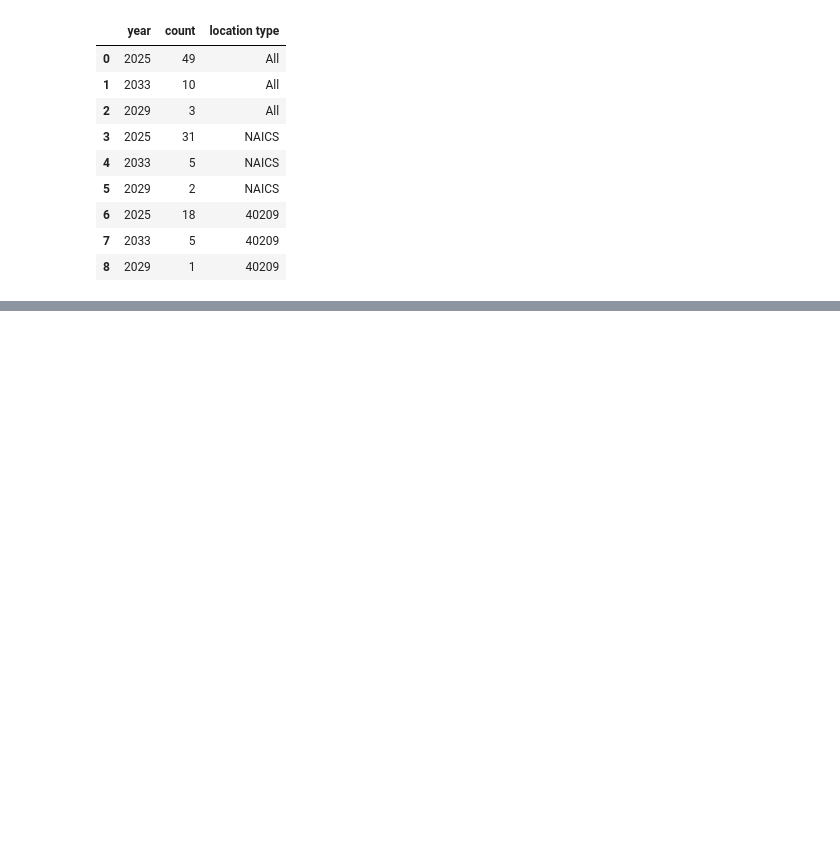
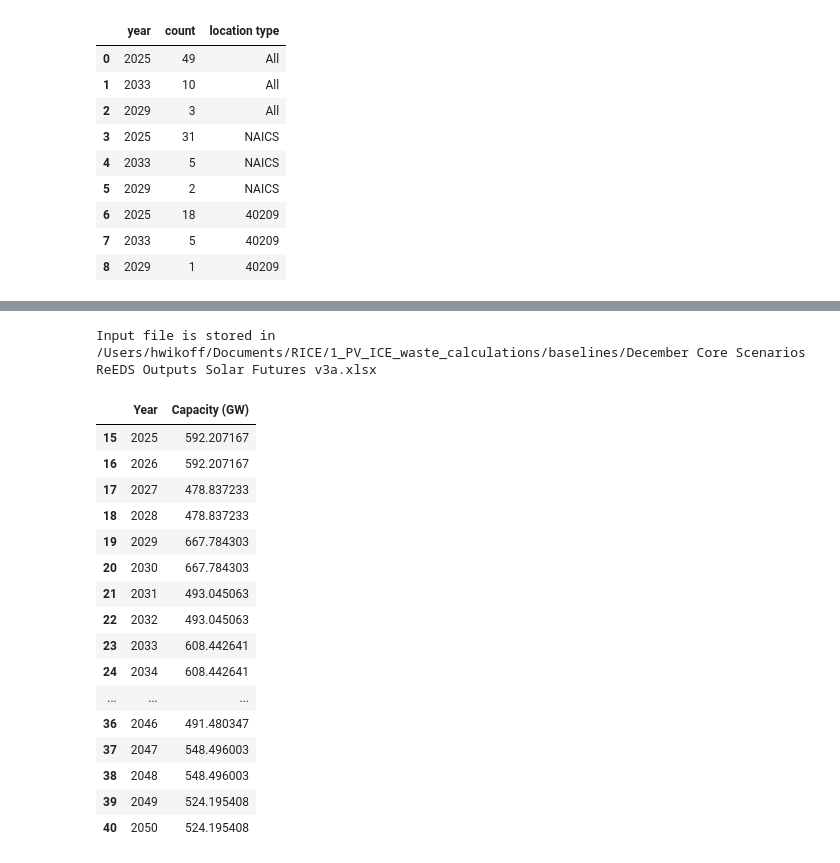
Before and after one commit to macmribo/RICE, a Jupyter notebook: 3_RELOG_simulation/manuscript_figure_generation/results.ipynb, the cells around one changed output, grey strips where cells are left out. Saved outputs shown, nothing was run; the diff lists cells and outputs as text; code cells hidden in the pictures; blank space fills up the shorter version.

```diff
--- a/3_RELOG_simulation/manuscript_figure_generation/results.ipynb
+++ b/3_RELOG_simulation/manuscript_figure_generation/results.ipynb
@@ -920,0 +991,6 @@ opened_B_ND_1
+# %%
+reedsFile_path = os.path.join(previous_previous_folder, '1_PV_ICE_waste_calculations', 'baselines','December Core Scenarios ReEDS Outputs Solar Futures v3a.xlsx')
+print ("Input file is stored in %s" % reedsFile)
+reedsFile = pd.read_excel(reedsFile_path, sheet_name="new installs PV")
+# %% [output]
+Input file is stored in /Users/hwikoff/Documents/RICE/1_PV_ICE_waste_calculations/baselines/December Core Scenarios ReEDS Outputs Solar Futures v3a.xlsx
@@ -920,0 +1002,20 @@ opened_B_ND_1
+# %%
+reedsFile_by_year
+# %% [output]
+|  | Year | Capacity (GW) |
+| 15 | 2025 | 592.207167 |
+| 16 | 2026 | 592.207167 |
+| 17 | 2027 | 478.837233 |
+| 18 | 2028 | 478.837233 |
+| 19 | 2029 | 667.784303 |
+| 20 | 2030 | 667.784303 |
+| 21 | 2031 | 493.045063 |
+| 22 | 2032 | 493.045063 |
+| 23 | 2033 | 608.442641 |
+| 24 | 2034 | 608.442641 |
+| ... | ... | ... |
+| 36 | 2046 | 491.480347 |
+| 37 | 2047 | 548.496003 |
+| 38 | 2048 | 548.496003 |
+| 39 | 2049 | 524.195408 |
+| 40 | 2050 | 524.195408 |
```
Also changed, not shown: parts of 22 cells of this notebook, 7 other files.
